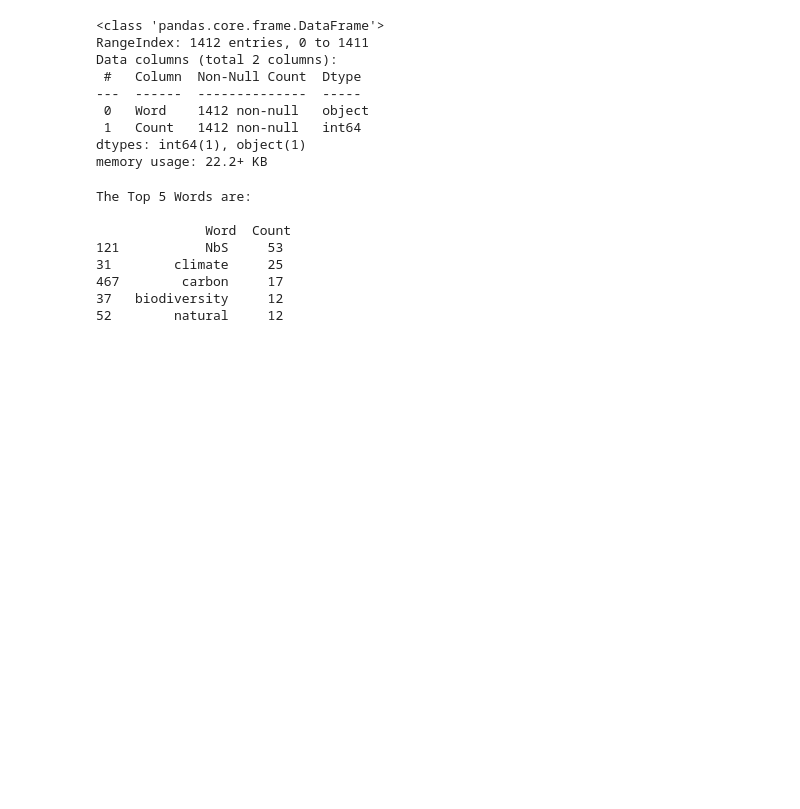
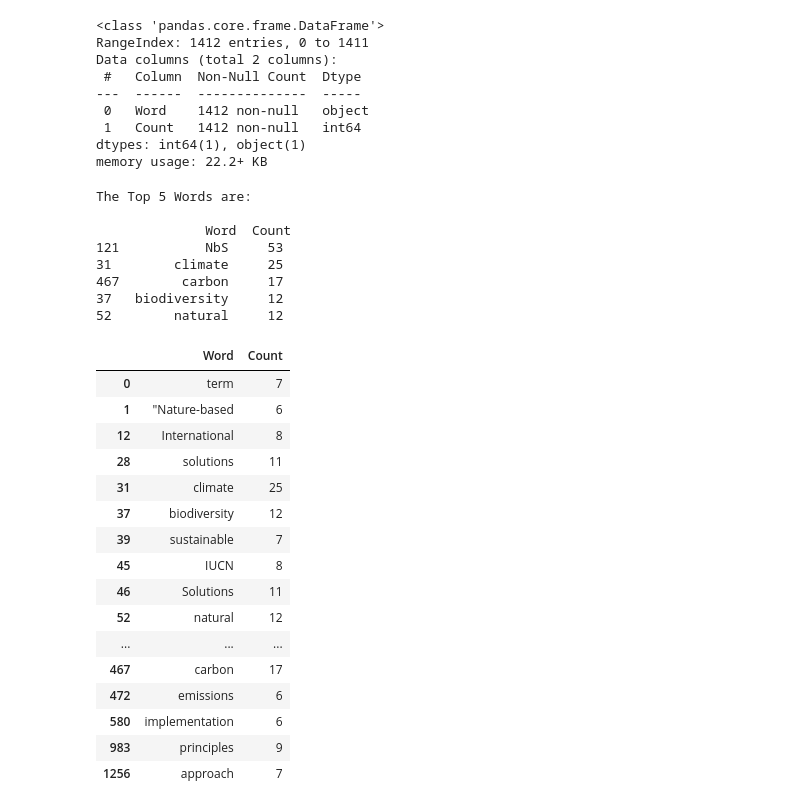
Before and after one commit to prak112/document-wordcloud, a Jupyter notebook: code/words_cloud.ipynb, the cells around one changed output. Cells and saved outputs as stored; diff of their text form; code cells hidden in the pictures; blank space fills up the shorter version.

```diff
--- a/code/words_cloud.ipynb
+++ b/code/words_cloud.ipynb
@@ -63,0 +64,22 @@ The Top 5 Words are:
+# %%
+# Filter for Word count above 5
+above5_counter = counter_df.loc[counter_df.Count > 5]
+above5_counter
+# %% [output]
+|  | Word | Count |
+| 0 | term | 7 |
+| 1 | "Nature-based | 6 |
+| 12 | International | 8 |
+| 28 | solutions | 11 |
+| 31 | climate | 25 |
+| 37 | biodiversity | 12 |
+| 39 | sustainable | 7 |
+| 45 | IUCN | 8 |
+| 46 | Solutions | 11 |
+| 52 | natural | 12 |
+| ... | ... | ... |
+| 467 | carbon | 17 |
+| 472 | emissions | 6 |
+| 580 | implementation | 6 |
+| 983 | principles | 9 |
+| 1256 | approach | 7 |
```
Also changed, not shown: parts of 5 cells of this notebook, 1 other file.
